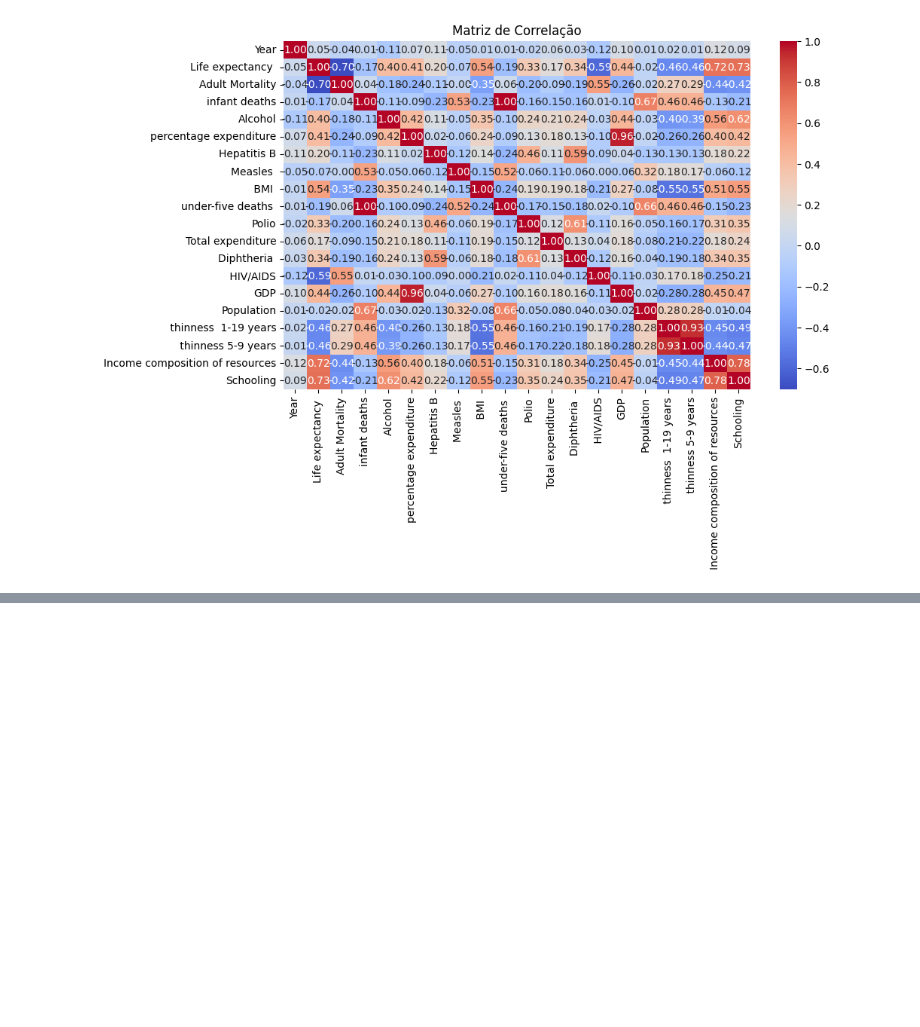
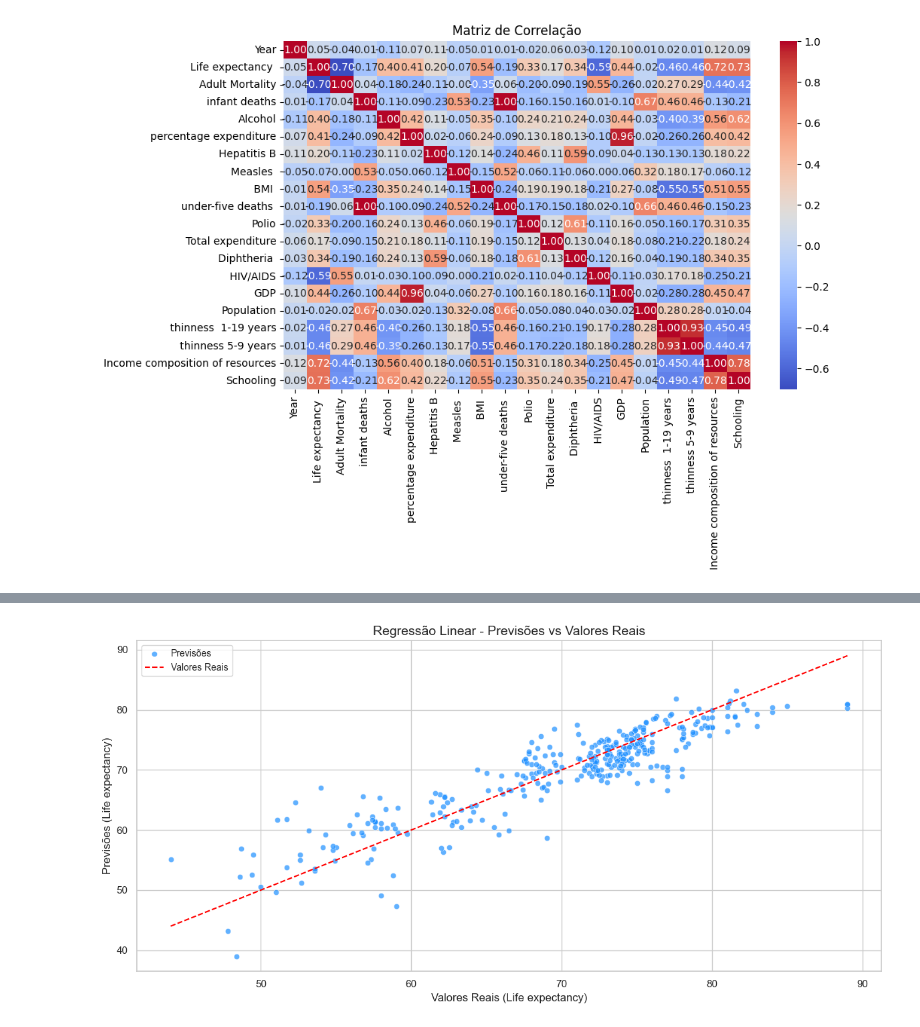
Before and after one commit to altonFreitas/Metodos_Tecnicas_Analise_Dados, a Jupyter notebook: aed.ipynb, the cells around one changed output, grey strips where cells are left out. Cells and saved outputs as stored; diff of their text form; code cells hidden in the pictures; blank space fills up the shorter version.

```diff
--- a/aed.ipynb
+++ b/aed.ipynb
@@ -367,0 +570,81 @@ Neste correlação de matriz, os valores que aproximan de 0 nao vao considerar i
+# %%
+from sklearn.model_selection import train_test_split
+from sklearn.linear_model import LinearRegression
+from sklearn.tree import DecisionTreeRegressor
+from sklearn.ensemble import RandomForestRegressor
+from sklearn.metrics import mean_squared_error, r2_score
+
+# Divisão dos dados
+X = dadosFiltrados.drop(columns=['Life expectancy '])
+y = dadosFiltrados['Life expectancy ']
+
+X_train, X_test, y_train, y_test = train_test_split(X, y, test_size=0.2, random_state=42)
+
+# Modelos
+models = {
+    "Regressão Linear": LinearRegression(),
+    "Árvore de Decisão": DecisionTreeRegressor(),
+    "Random Forest": RandomForestRegressor()
+}
+
+# Treinamento e avaliação
+results = {}
+predictions = {}
+for name, model in models.items():
+    model.fit(X_train, y_train)
+    y_pred = model.predict(X_test)
+    predictions[name] = y_pred
+    mse = mean_squared_error(y_test, y_pred)
+    r2 = r2_score(y_test, y_pred)
+    results[name] = {"MSE": mse, "R2": r2}
+
+# Exibição dos resultados
+results_df = pd.DataFrame(results).T
+print(results_df)
+
+# Configuração do estilo Seaborn
+sns.set_theme(style="whitegrid")
+
+# Gráficos
+for name, y_pred in predictions.items():
+    # DataFrame auxiliar para visualização
+    results_df = pd.DataFrame({
+        "Valores Reais": y_test,
+        "Previsões": y_pred
+    })
+
+    # Gráfico de Previsões vs Valores Reais
+    plt.figure(figsize=(12, 6))
+    sns.scatterplot(x="Valores Reais", y="Previsões", data=results_df, label="Previsões", color="dodgerblue", alpha=0.7)
+    sns.lineplot(x=[y_test.min(), y_test.max()], y=[y_test.min(), y_test.max()], color='red', label="Valores Reais", linestyle="--")
+    plt.title(f"{name} - Previsões vs Valores Reais", fontsize=14)
+    plt.xlabel("Valores Reais (Life expectancy)", fontsize=12)
+    plt.ylabel("Previsões (Life expectancy)", fontsize=12)
+    plt.legend(fontsize=10)
+    plt.tight_layout()
+    plt.show()
+
+    # Gráfico de Erros (Resíduos)
+    residuals = y_test - y_pred
+    plt.figure(figsize=(12, 6))
+    sns.histplot(residuals, kde=True, bins=20, color="skyblue", edgecolor="k", label="Erros")
+    plt.title(f"{name} - Erros (Resíduos)", fontsize=14)
+    plt.xlabel("Erro (Life expectancy - Previsões)", fontsize=12)
+    plt.ylabel("Frequência", fontsize=12)
+    plt.legend(fontsize=10)
+    plt.tight_layout()
+    plt.show()
+
+# Importância das Features (para Random Forest ou Decision Tree)
+rf_model = models["Random Forest"]
+importances = pd.Series(rf_model.feature_importances_, index=X.columns).sort_values(ascending=False)
+
+# Gráfico de Importância das Features
+plt.figure(figsize=(12, 6))
+sns.barplot(x=importances.values, y=importances.index, palette="viridis")
+plt.title("Importância das Features - Random Forest", fontsize=14)
+plt.xlabel("Importância", fontsize=12)
+plt.ylabel("Features", fontsize=12)
+plt.tight_layout()
+plt.show()
+# %% [output]
@@ -367,0 +655 @@ Neste correlação de matriz, os valores que aproximan de 0 nao vao considerar i
+[figure, added]
```
Also changed, not shown: parts of 21 cells of this notebook, 17 other files.
